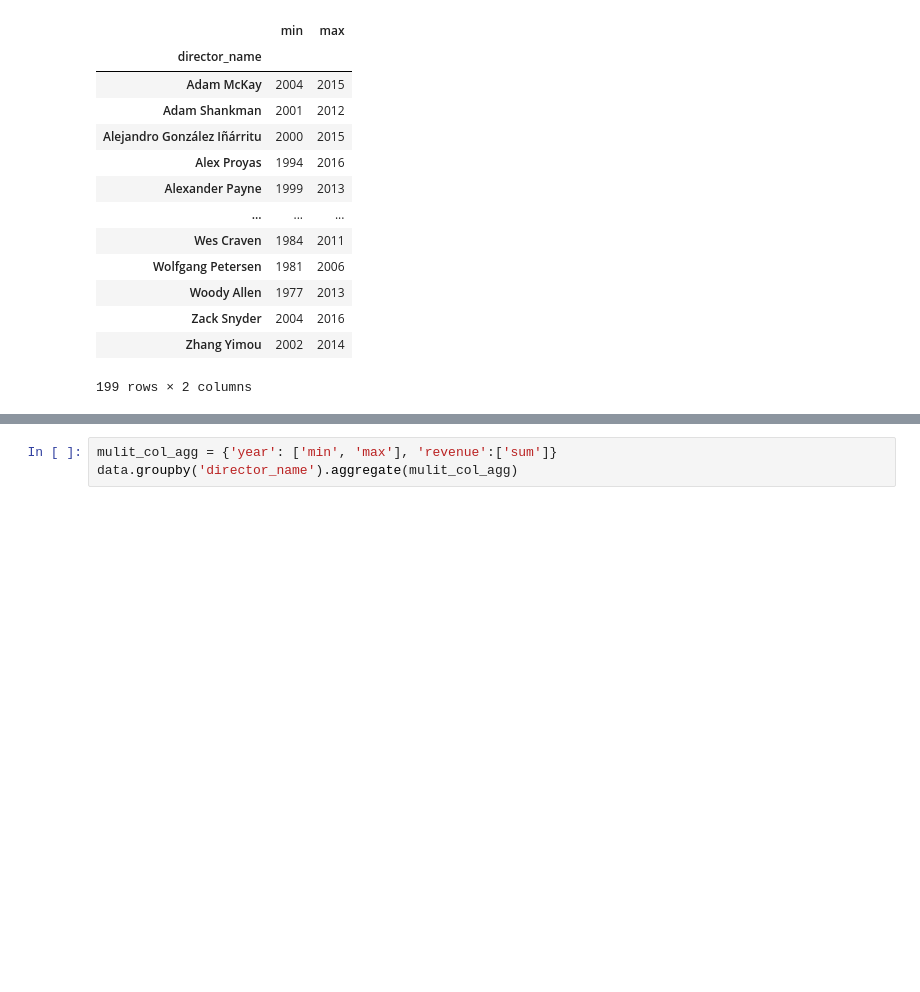
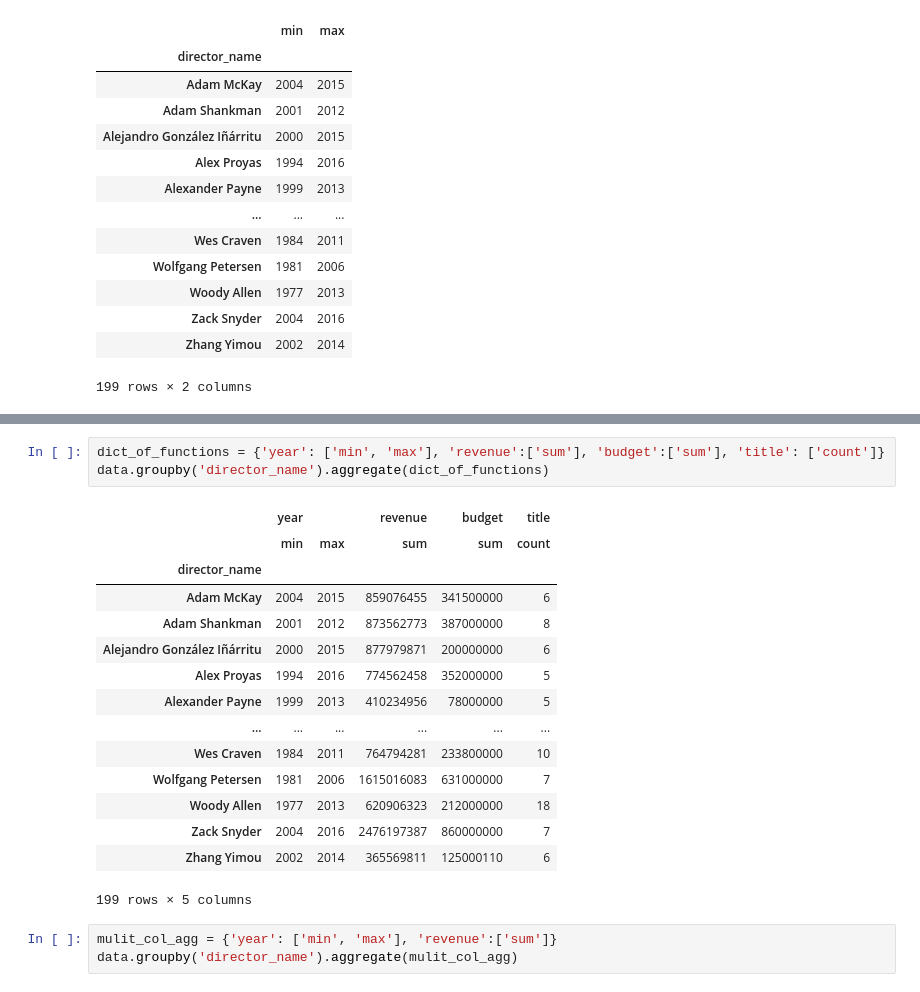
Before and after one commit to SachinScaler/DAV1Aug24, a Jupyter notebook: Pandas_3|Lecture.ipynb, the cells around one changed output, grey strips where cells are left out. Drawn from its saved outputs; the diff is of its cells as text; blank space fills up the shorter version.

```diff
--- a/Pandas_3|Lecture.ipynb
+++ b/Pandas_3|Lecture.ipynb
@@ -513,6 +515,25 @@ data.groupby('director_name').aggregate({'year': ['min', 'max']})
 | Zack Snyder | 2004 | 2016 |
 | Zhang Yimou | 2002 | 2014 |
 199 rows × 2 columns
+# %%
+dict_of_functions = {'year': ['min', 'max'], 'revenue':['sum'], 'budget':['sum'], 'title': ['count']}
+data.groupby('director_name').aggregate(dict_of_functions)
+# %% [output]
+|  | year |  | revenue | budget | title |
+|  | min | max | sum | sum | count |
+| director_name |  |  |  |  |  |
+| Adam McKay | 2004 | 2015 | 859076455 | 341500000 | 6 |
+| Adam Shankman | 2001 | 2012 | 873562773 | 387000000 | 8 |
+| Alejandro González Iñárritu | 2000 | 2015 | 877979871 | 200000000 | 6 |
+| Alex Proyas | 1994 | 2016 | 774562458 | 352000000 | 5 |
+| Alexander Payne | 1999 | 2013 | 410234956 | 78000000 | 5 |
+| ... | ... | ... | ... | ... | ... |
+| Wes Craven | 1984 | 2011 | 764794281 | 233800000 | 10 |
+| Wolfgang Petersen | 1981 | 2006 | 1615016083 | 631000000 | 7 |
+| Woody Allen | 1977 | 2013 | 620906323 | 212000000 | 18 |
+| Zack Snyder | 2004 | 2016 | 2476197387 | 860000000 | 7 |
+| Zhang Yimou | 2002 | 2014 | 365569811 | 125000110 | 6 |
+199 rows × 5 columns
 # %%
 mulit_col_agg = {'year': ['min', 'max'], 'revenue':['sum']}
 data.groupby('director_name').aggregate(mulit_col_agg)
```
Also changed, not shown: parts of 19 cells of this notebook.
